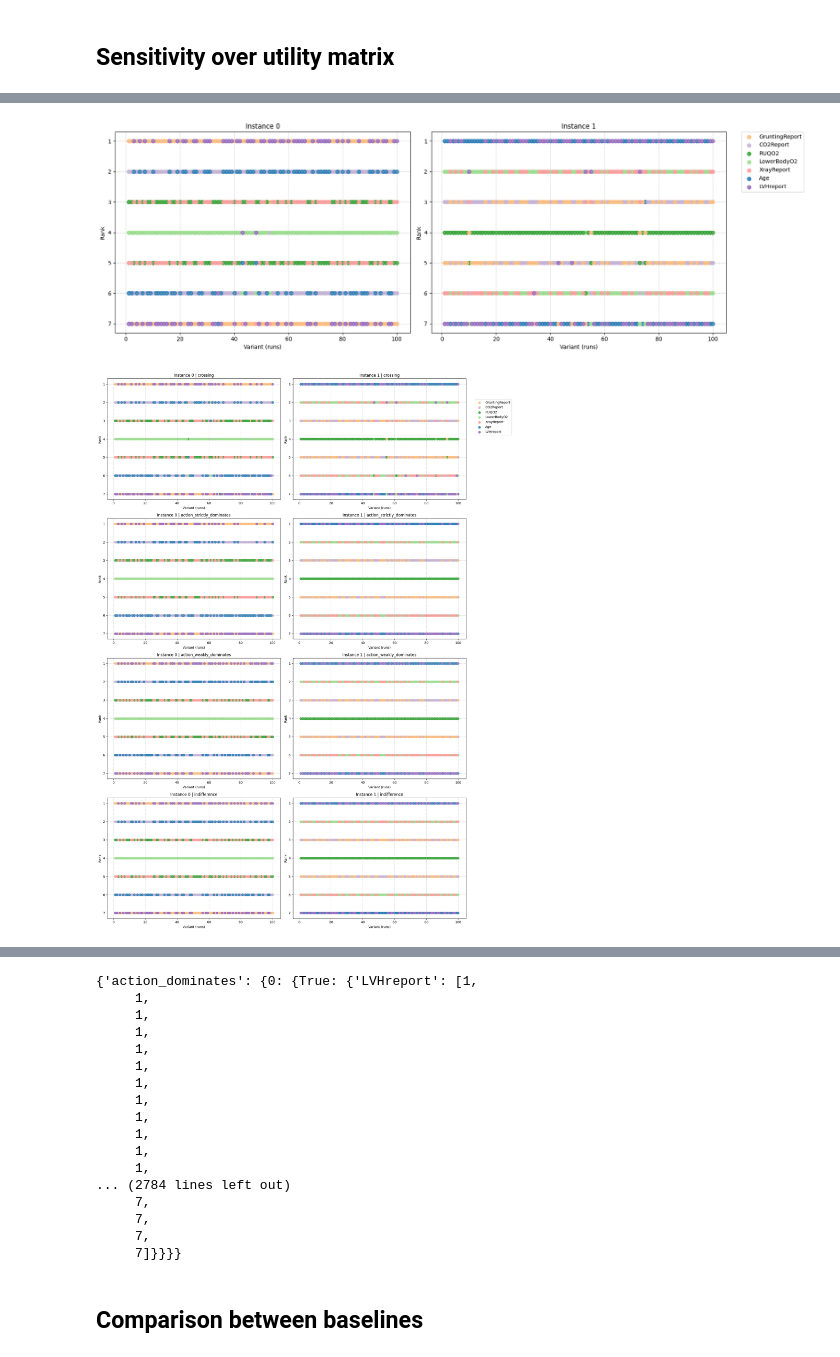
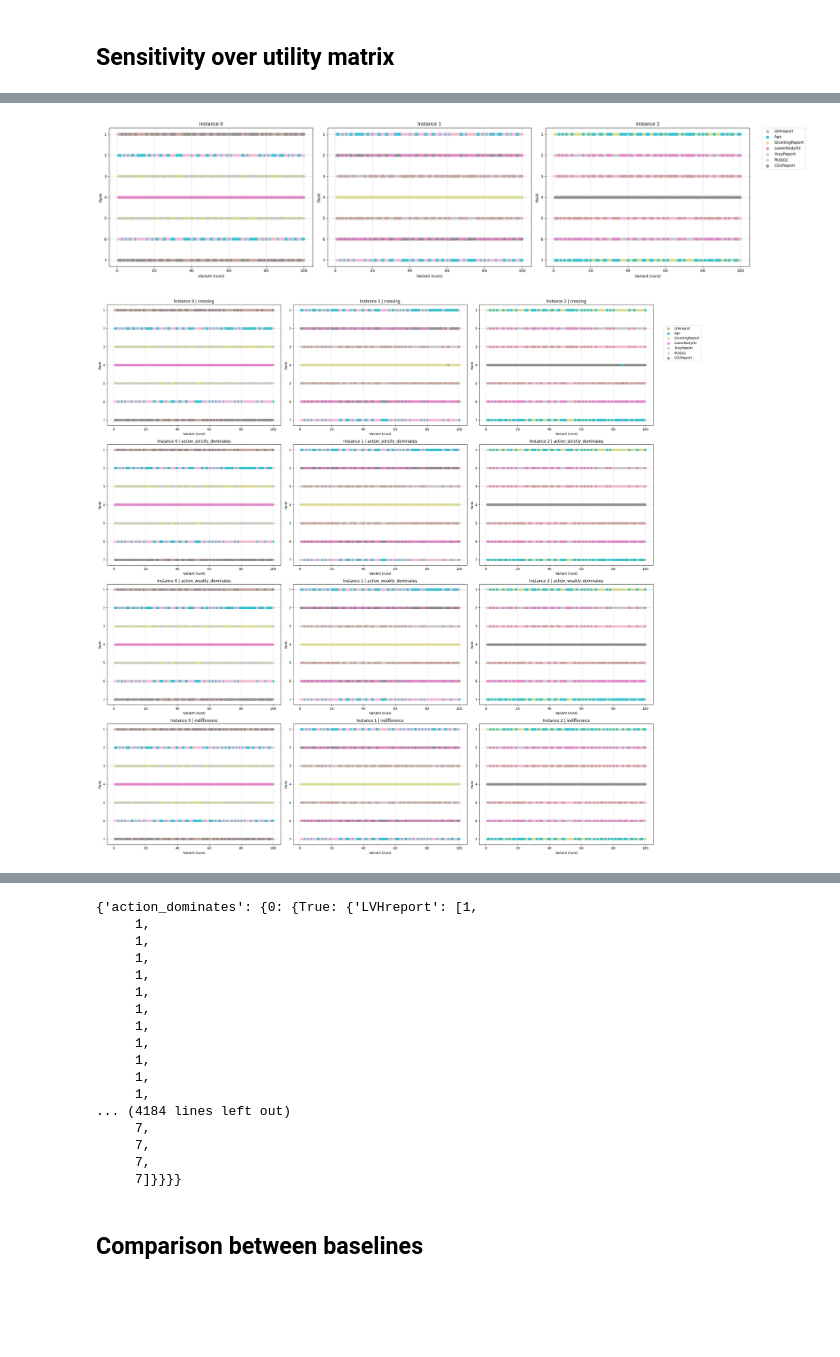
Before and after one commit to alexisvuvietnam/UtilityAlignedExplainer, a Jupyter notebook: experiment_child.ipynb, the cells around one changed output, grey strips where cells are left out. Cells and saved outputs as stored; diff of their text form; code cells hidden in the pictures; blank space fills up the shorter version.

```diff
--- a/experiment_child.ipynb
+++ b/experiment_child.ipynb
@@ -278,8 +281,9 @@ explainer_tester = ExplainerTester("Sensitivity", model, features, actions, full
 # %%
-x_instances = X_test.sample(n=2)
-explainer_tester.test_explain_instance_phase_1(x_instances, display=True)
-explainer_tester.test_explain_instance_phase_2(x_instances, category=["crossing", "action_strictly_dominates", "action_weakly_dominates", "indifference"], display=True)
-explainer_tester.test_explain_instance_phase_3(x_instances, category="action_dominates", display=True)
+full_explainer_tester = ExplainerTester("Sensitivity", full_model, full_features, rq1_actions, rq1_causal, X_train_full)
+x_instances_full = X_test_full.sample(n=3, random_state=RANDOM_SEED)
+full_explainer_tester.test_explain_instance_phase_1(x_instances_full, display=True)
+full_explainer_tester.test_explain_instance_phase_2(x_instances_full, category=["crossing", "action_strictly_dominates", "action_weakly_dominates", "indifference"], display=True)
+full_explainer_tester.test_explain_instance_phase_3(x_instances_full, category="action_dominates", display=True)
 # %% [output]
-[figure, old version]
+[figure, new version]
-[figure, old version]
+[figure, new version]
@@ -296,7 +300,7 @@ explainer_tester.test_explain_instance_phase_3(x_instances, category="action_dom
      1,
      1,
      1,
-... (2784 lines left out)
+... (4184 lines left out)
      7,
      7,
      7,
```
Also changed, not shown: parts of 5 cells of this notebook.
